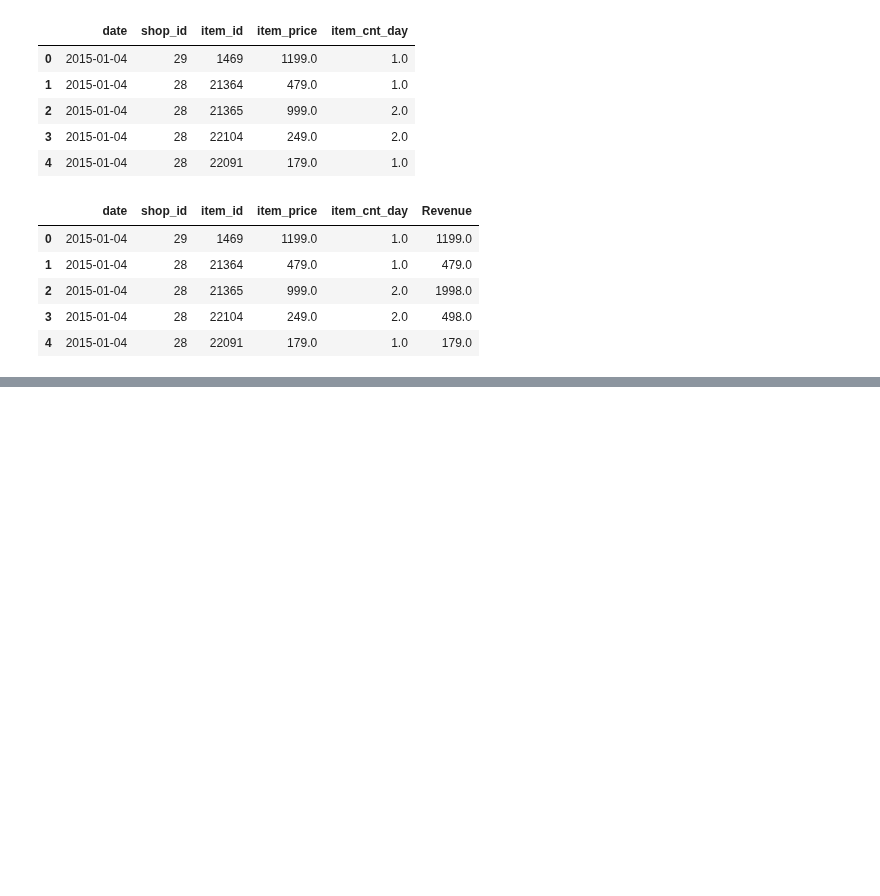
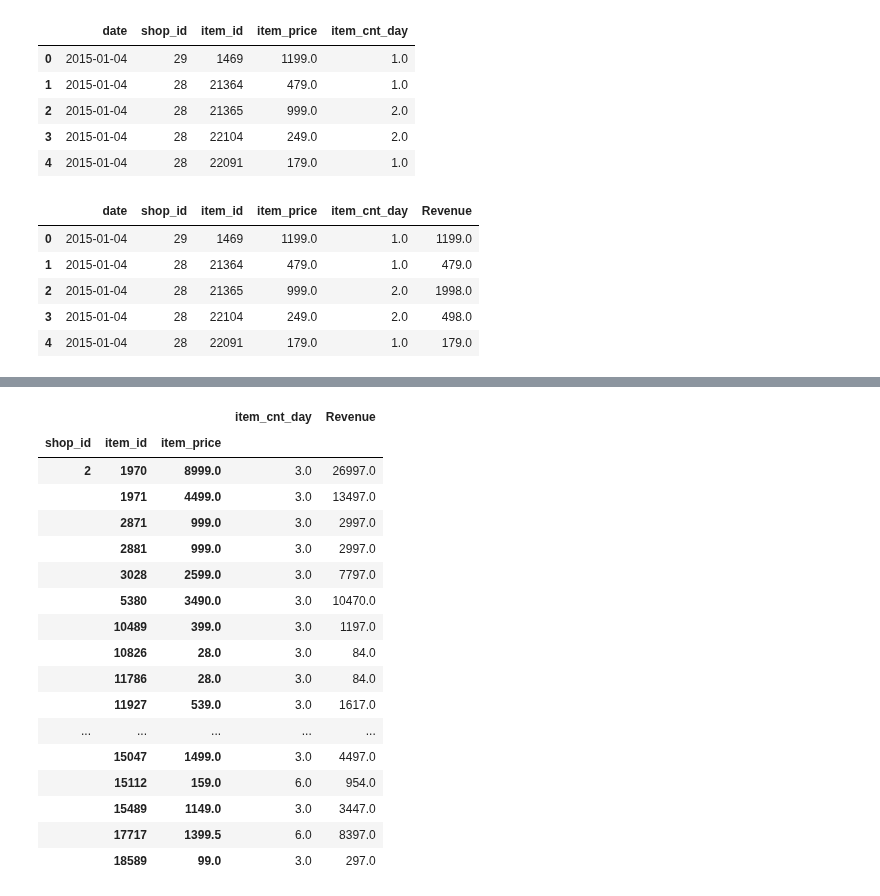
Before and after one commit to ta-data-bcn/lab-df-calculation-and-transformation, a Jupyter notebook: your-code/main.ipynb, the cells around one changed output, grey strips where cells are left out. Saved outputs shown, nothing was run; the diff lists cells and outputs as text; code cells hidden in the pictures; blank space fills up the shorter version.

```diff
--- a/your-code/main.ipynb
+++ b/your-code/main.ipynb
@@ -106,0 +152,21 @@ reven.groupby(["shop_id","item_id"]).sum().head()
+# %%
+reven.groupby(['shop_id','item_id','item_price']).sum().head(20)
+# %% [output]
+|  |  |  | item_cnt_day | Revenue |
+| shop_id | item_id | item_price |  |  |
+| 2 | 1970 | 8999.0 | 3.0 | 26997.0 |
+|  | 1971 | 4499.0 | 3.0 | 13497.0 |
+|  | 2871 | 999.0 | 3.0 | 2997.0 |
+|  | 2881 | 999.0 | 3.0 | 2997.0 |
+|  | 3028 | 2599.0 | 3.0 | 7797.0 |
+|  | 5380 | 3490.0 | 3.0 | 10470.0 |
+|  | 10489 | 399.0 | 3.0 | 1197.0 |
+|  | 10826 | 28.0 | 3.0 | 84.0 |
+|  | 11786 | 28.0 | 3.0 | 84.0 |
+|  | 11927 | 539.0 | 3.0 | 1617.0 |
+| ... | ... | ... | ... | ... |
+|  | 15047 | 1499.0 | 3.0 | 4497.0 |
+|  | 15112 | 159.0 | 6.0 | 954.0 |
+|  | 15489 | 1149.0 | 3.0 | 3447.0 |
+|  | 17717 | 1399.5 | 6.0 | 8397.0 |
+|  | 18589 | 99.0 | 3.0 | 297.0 |
```
Also changed, not shown: parts of 13 cells of this notebook.
